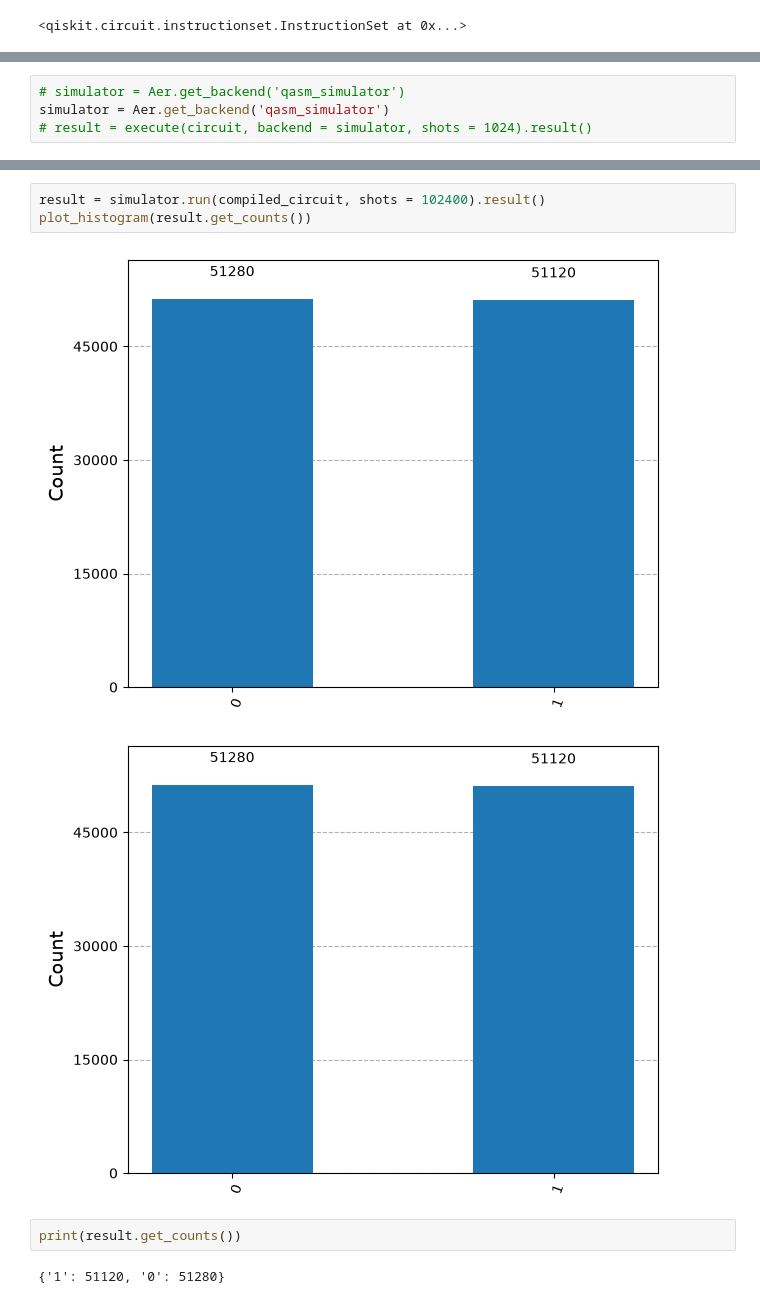
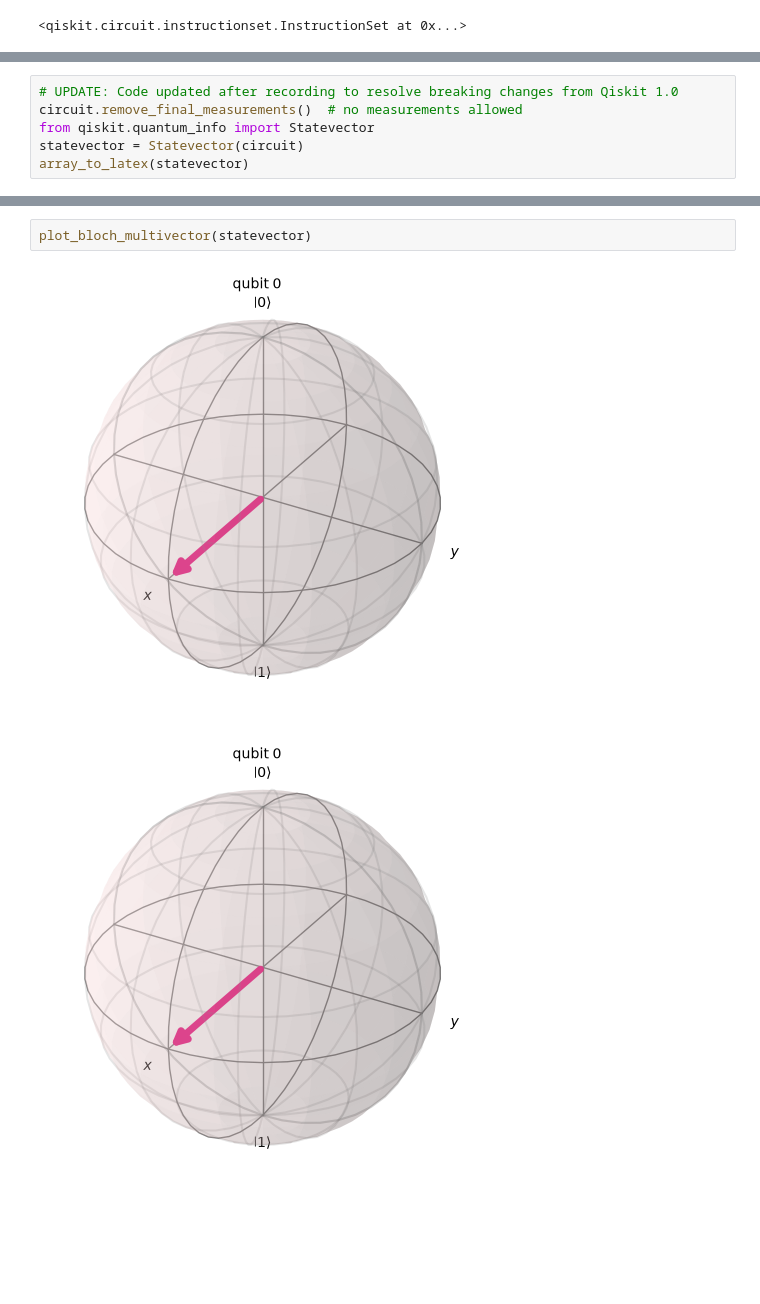
Before and after one commit to alandebs/quantum-computing-fundamentals-2833097, a Jupyter notebook: start-test.ipynb, the cells around one changed output, grey strips where cells are left out. Cells and saved outputs as stored; diff of their text form; blank space fills up the shorter version.

Commit message:
committ after chapter1 quantum bits

```diff
--- a/start-test.ipynb
+++ b/start-test.ipynb
@@ -19,4 +15,6 @@ Initilize the backend
 # %%
-# simulator = Aer.get_backend('qasm_simulator')
-simulator = Aer.get_backend('qasm_simulator')
-# result = execute(circuit, backend = simulator, shots = 1024).result()
+# UPDATE: Code updated after recording to resolve breaking changes from Qiskit 1.0
+circuit.remove_final_measurements()  # no measurements allowed
+from qiskit.quantum_info import Statevector
+statevector = Statevector(circuit)
+array_to_latex(statevector)
@@ -27,10 +27,5 @@ compiled_circuit = transpile(circuit,simulator)
-# %%
-result = simulator.run(compiled_circuit, shots = 102400).result()
-plot_histogram(result.get_counts())
-# %% [output]
-[figure, removed]
-[figure, removed]
 # %%
-print(result.get_counts())
+plot_bloch_multivector(statevector)
 # %% [output]
-{'1': 51120, '0': 51280}
+[figure, added]
+[figure, added]
```
Also changed, not shown: parts of 5 cells of this notebook, 5 other files.
